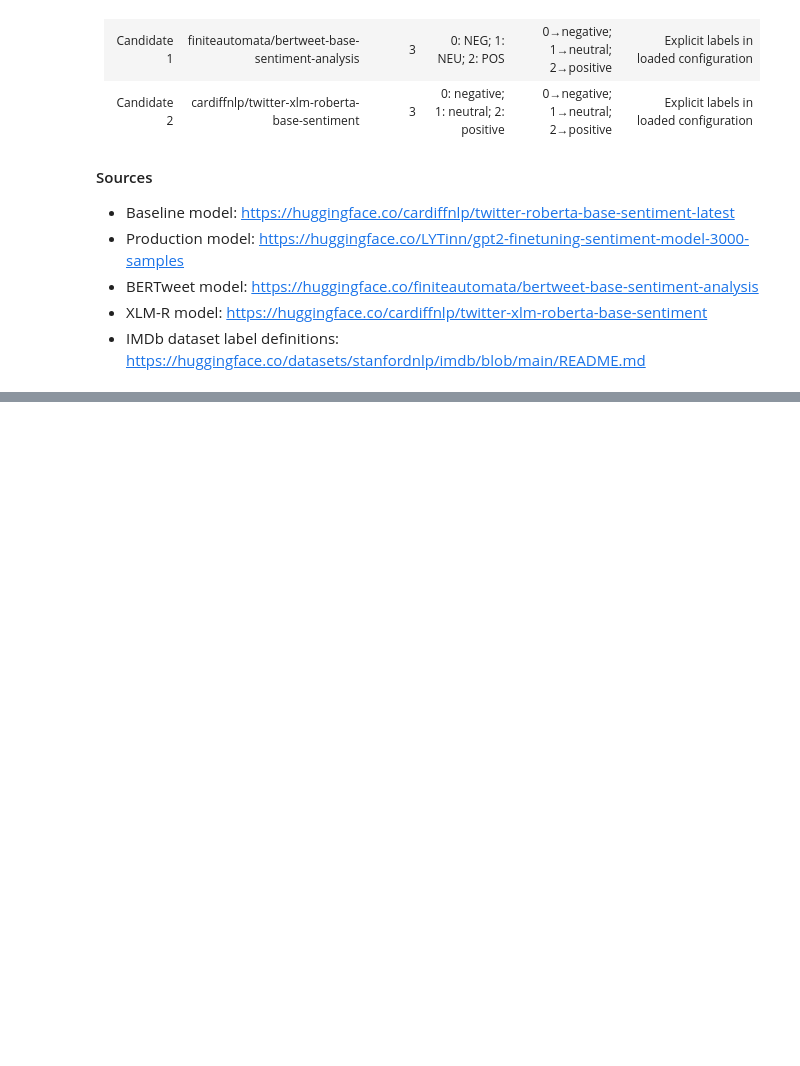
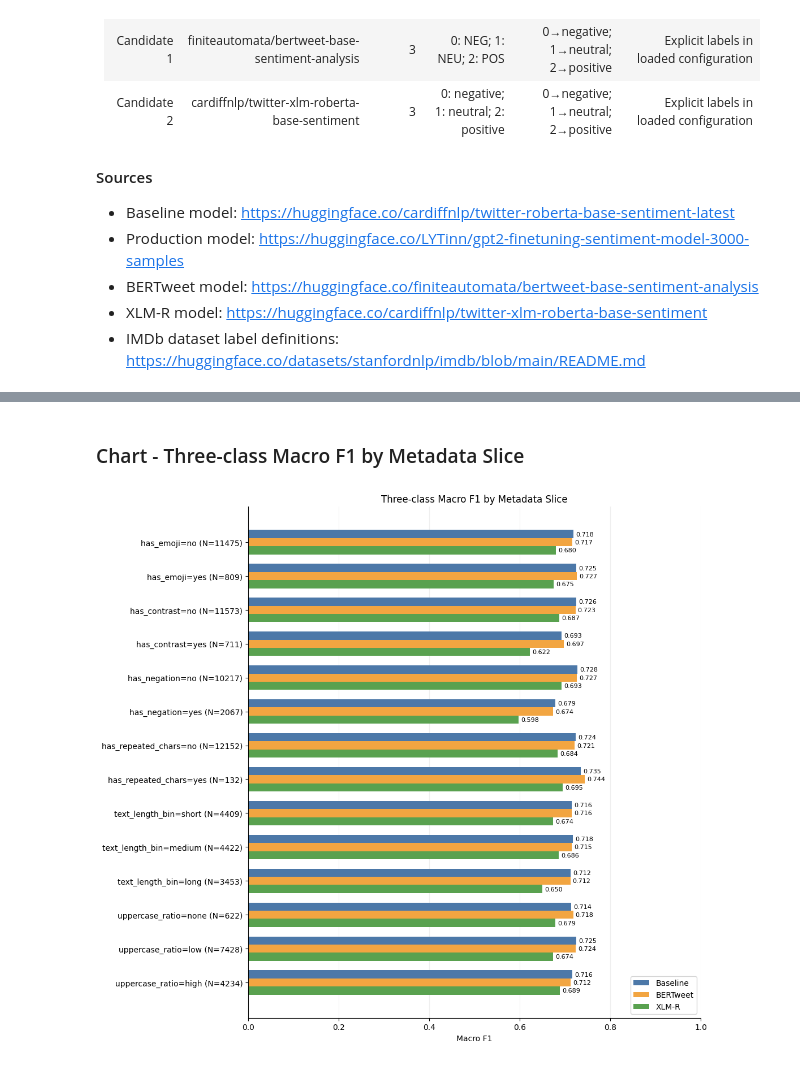
Before and after one commit to wuxunxun/KKU_3S_Sentiment_Analysis, a Jupyter notebook: FINAL_RUN.ipynb, the cells around one changed output, grey strips where cells are left out. Saved outputs shown, nothing was run; the diff lists cells and outputs as text; code cells hidden in the pictures; blank space fills up the shorter version.

```diff
--- a/FINAL_RUN.ipynb
+++ b/FINAL_RUN.ipynb
@@ -1328,0 +1036,78 @@ Saved: metrics_slices_three_class.csv
+# %% [markdown]
+### Chart - Three-class Macro F1 by Metadata Slice
+# %%
+import matplotlib.pyplot as plt
+import numpy as np
+
+plot_data = three_class_slices.copy()
+plot_data["group"] = (
+    plot_data["metadata"] + "=" + plot_data["slice"]
+)
+
+group_order = [
+    f"{feature}={group}"
+    for feature, groups in slice_rules.items()
+    for group, _ in groups
+]
+
+scores = plot_data.pivot(
+    index="group",
+    columns="model",
+    values="macro_f1",
+).reindex(
+    index=group_order,
+    columns=["baseline", "bertweet", "xlm_roberta"],
+)
+
+counts = (
+    plot_data[plot_data["model"] == "baseline"]
+    .set_index("group")["samples"]
+    .reindex(group_order)
+)
+
+y = np.arange(len(scores))
+bar_height = 0.24
+
+fig, ax = plt.subplots(figsize=(11, 10))
+
+colors = ["#4C78A8", "#F2A541", "#59A14F"]
+names = ["Baseline", "BERTweet", "XLM-R"]
+
+for i, (model, label, color) in enumerate(
+    zip(scores.columns, names, colors)
+):
+    bars = ax.barh(
+        y + (i - 1) * bar_height,
+        scores[model],
+        height=bar_height,
+        label=label,
+        color=color,
+    )
+    ax.bar_label(bars, fmt="%.3f", padding=3, fontsize=8)
+
+ax.set_yticks(y)
+ax.set_yticklabels([
+    f"{group} (N={int(counts[group])})"
+    for group in group_order
+])
+ax.invert_yaxis()
+
+ax.set_xlim(0, 1)
+ax.set_xlabel("Macro F1")
+ax.set_title("Three-class Macro F1 by Metadata Slice")
+ax.set_axisbelow(True)
+ax.grid(axis="x", alpha=0.2)
+ax.legend(loc="lower right")
+
+ax.spines["top"].set_visible(False)
+ax.spines["right"].set_visible(False)
+
+fig.tight_layout()
+fig.savefig(
+    OUTPUT_DIR / "slices_three_class_macro_f1.png",
+    dpi=200,
+    bbox_inches="tight",
+)
+plt.show()
+# %% [output]
+[figure, added]
```
Also changed, not shown: parts of 45 cells of this notebook.
